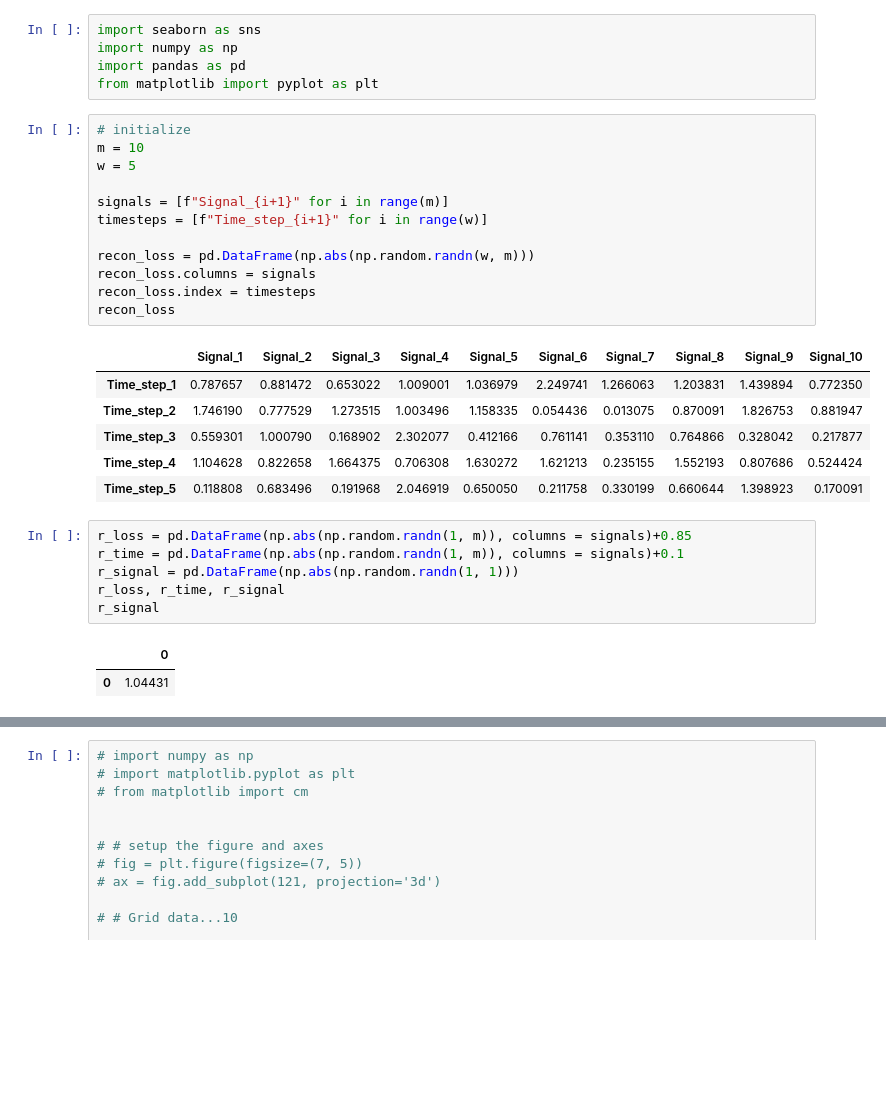
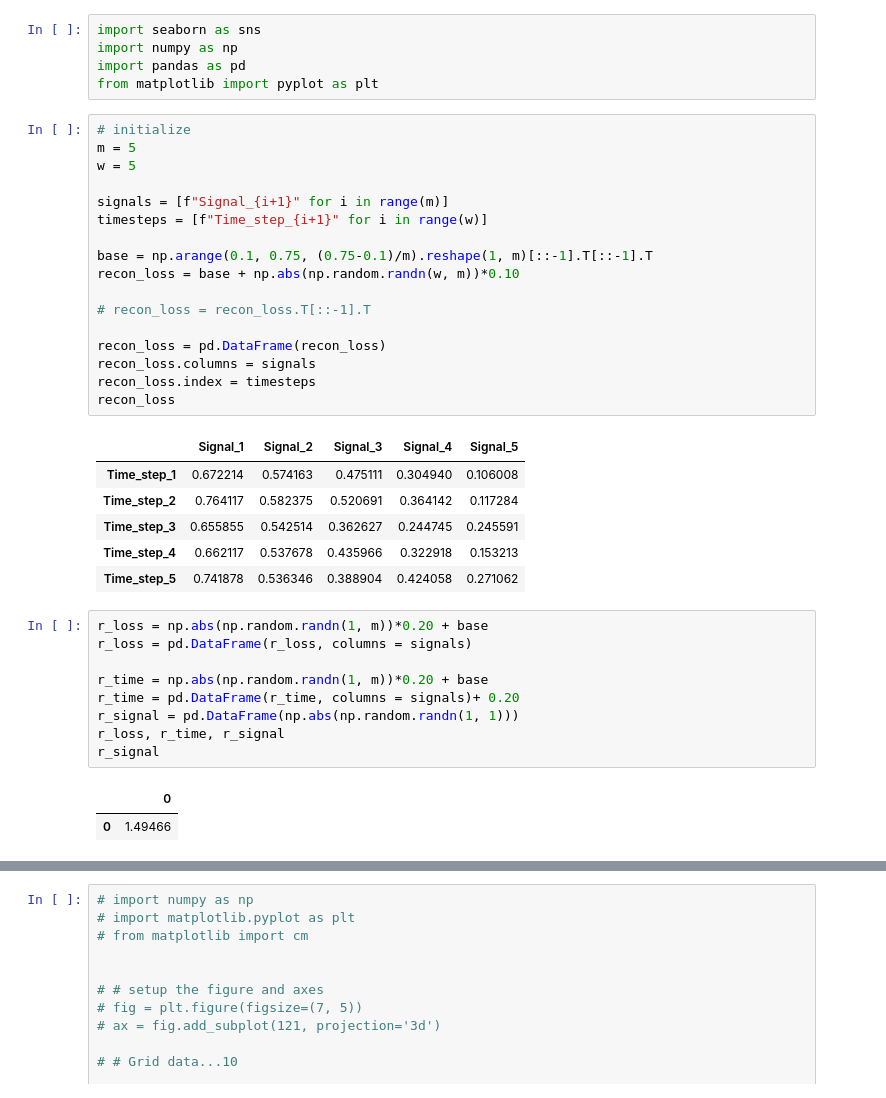
Before and after one commit to shahriar0651/canshield, a Jupyter notebook: visualization/framework_visualization.ipynb, the cells around one changed output, grey strips where cells are left out. Cells and saved outputs as stored; diff of their text form; blank space fills up the shorter version.

```diff
--- a/visualization/framework_visualization.ipynb
+++ b/visualization/framework_visualization.ipynb
@@ -5,32 +5,40 @@ import pandas as pd
 from matplotlib import pyplot as plt
 # %%
 # initialize
-m = 10
+m = 5
 w = 5
 
 signals = [f"Signal_{i+1}" for i in range(m)]
 timesteps = [f"Time_step_{i+1}" for i in range(w)]
 
-recon_loss = pd.DataFrame(np.abs(np.random.randn(w, m)))
+base = np.arange(0.1, 0.75, (0.75-0.1)/m).reshape(1, m)[::-1].T[::-1].T
+recon_loss = base + np.abs(np.random.randn(w, m))*0.10
+
+# recon_loss = recon_loss.T[::-1].T
+
+recon_loss = pd.DataFrame(recon_loss)
 recon_loss.columns = signals
 recon_loss.index = timesteps
 recon_loss
 # %% [output]
-|  | Signal_1 | Signal_2 | Signal_3 | Signal_4 | Signal_5 | Signal_6 | Signal_7 | Signal_8 | Signal_9 | Signal_10 |
-| Time_step_1 | 0.787657 | 0.881472 | 0.653022 | 1.009001 | 1.036979 | 2.249741 | 1.266063 | 1.203831 | 1.439894 | 0.772350 |
-| Time_step_2 | 1.746190 | 0.777529 | 1.273515 | 1.003496 | 1.158335 | 0.054436 | 0.013075 | 0.870091 | 1.826753 | 0.881947 |
-| Time_step_3 | 0.559301 | 1.000790 | 0.168902 | 2.302077 | 0.412166 | 0.761141 | 0.353110 | 0.764866 | 0.328042 | 0.217877 |
-| Time_step_4 | 1.104628 | 0.822658 | 1.664375 | 0.706308 | 1.630272 | 1.621213 | 0.235155 | 1.552193 | 0.807686 | 0.524424 |
-| Time_step_5 | 0.118808 | 0.683496 | 0.191968 | 2.046919 | 0.650050 | 0.211758 | 0.330199 | 0.660644 | 1.398923 | 0.170091 |
+|  | Signal_1 | Signal_2 | Signal_3 | Signal_4 | Signal_5 |
+| Time_step_1 | 0.672214 | 0.574163 | 0.475111 | 0.304940 | 0.106008 |
+| Time_step_2 | 0.764117 | 0.582375 | 0.520691 | 0.364142 | 0.117284 |
+| Time_step_3 | 0.655855 | 0.542514 | 0.362627 | 0.244745 | 0.245591 |
+| Time_step_4 | 0.662117 | 0.537678 | 0.435966 | 0.322918 | 0.153213 |
+| Time_step_5 | 0.741878 | 0.536346 | 0.388904 | 0.424058 | 0.271062 |
 # %%
-r_loss = pd.DataFrame(np.abs(np.random.randn(1, m)), columns = signals)+0.85
-r_time = pd.DataFrame(np.abs(np.random.randn(1, m)), columns = signals)+0.1
+r_loss = np.abs(np.random.randn(1, m))*0.20 + base
+r_loss = pd.DataFrame(r_loss, columns = signals)
+
+r_time = np.abs(np.random.randn(1, m))*0.20 + base
+r_time = pd.DataFrame(r_time, columns = signals)+ 0.20
 r_signal = pd.DataFrame(np.abs(np.random.randn(1, 1)))
 r_loss, r_time, r_signal
 r_signal
 # %% [output]
 |  | 0 |
-| 0 | 1.04431 |
+| 0 | 1.49466 |
 # %%
 r_loss_mat = pd.DataFrame(r_loss.values.tolist()*w, columns = signals, index=timesteps)
 r_time_mat = pd.DataFrame(r_time.values.tolist()*1, columns = signals)
```
Also changed, not shown: parts of 47 cells of this notebook, 8 other files.
